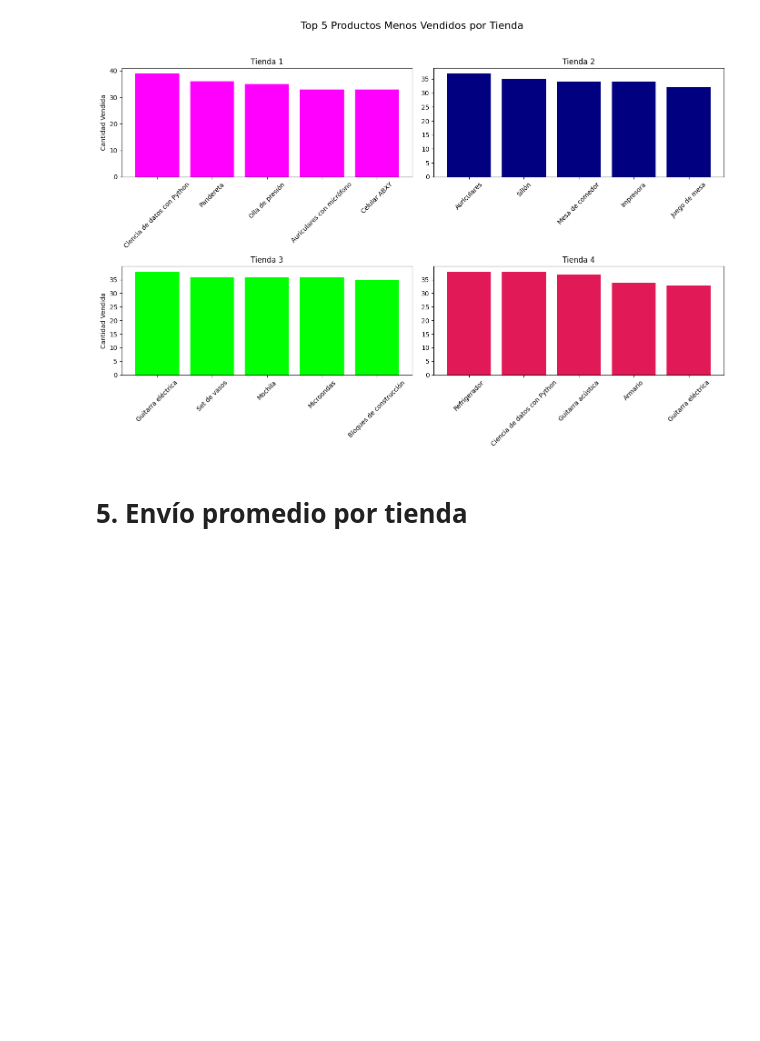
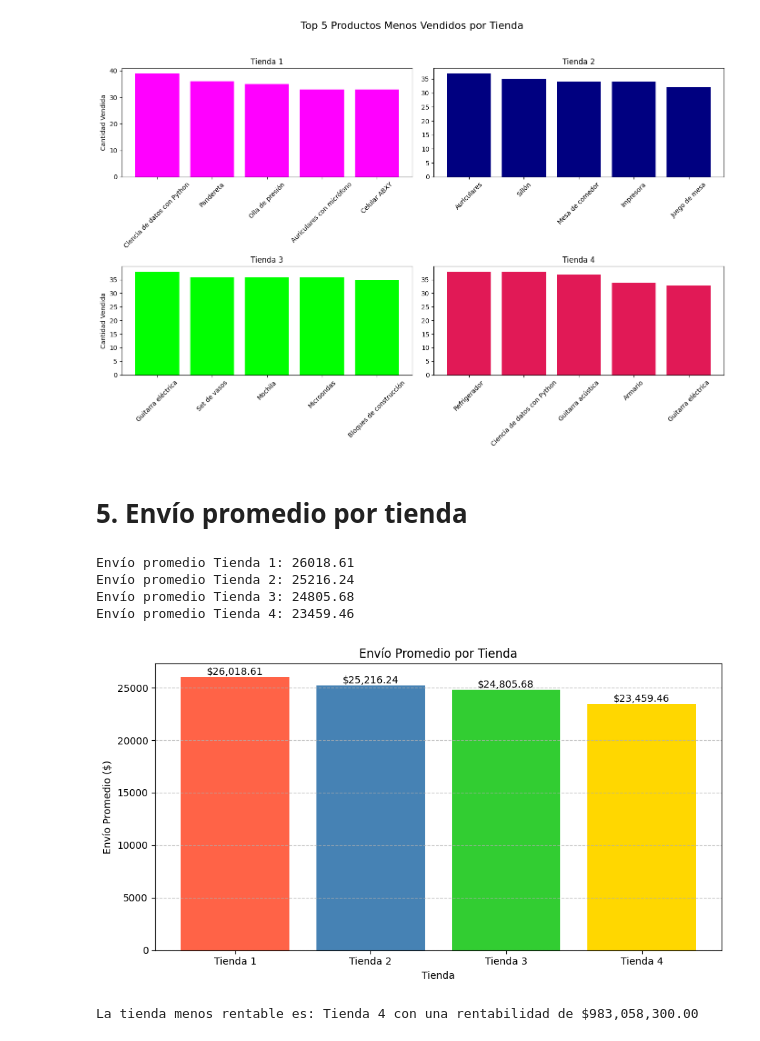
Before and after one commit to sandrazuniga/alura_store_challenge, a Jupyter notebook: AluraStoreLatam.ipynb, the cells around one changed output. Cells and saved outputs as stored; diff of their text form; code cells hidden in the pictures; blank space fills up the shorter version.

```diff
--- a/AluraStoreLatam.ipynb
+++ b/AluraStoreLatam.ipynb
@@ -380,3 +380,70 @@ plt.show()
 [figure]
 # %% [markdown]
 # 5. Envío promedio por tienda
+# %%
+# Calcular el envío promedio por tienda
+envio_promedio_tienda1 = tienda["Costo de envío"].mean()
+envio_promedio_tienda2 = tienda2["Costo de envío"].mean()
+envio_promedio_tienda3 = tienda3["Costo de envío"].mean()
+envio_promedio_tienda4 = tienda4["Costo de envío"].mean()
+
+# Imprimir resultados
+print(f"Envío promedio Tienda 1: {envio_promedio_tienda1:.2f}")
+print(f"Envío promedio Tienda 2: {envio_promedio_tienda2:.2f}")
+print(f"Envío promedio Tienda 3: {envio_promedio_tienda3:.2f}")
+print(f"Envío promedio Tienda 4: {envio_promedio_tienda4:.2f}")
+# %% [output]
+Envío promedio Tienda 1: 26018.61
+Envío promedio Tienda 2: 25216.24
+Envío promedio Tienda 3: 24805.68
+Envío promedio Tienda 4: 23459.46
+# %%
+# Crear una lista con los datos del envío promedio por tienda
+tiendas = ['Tienda 1', 'Tienda 2', 'Tienda 3', 'Tienda 4']
+envios_promedio = [envio_promedio_tienda1, envio_promedio_tienda2, envio_promedio_tienda3, envio_promedio_tienda4]
+colores = ['#FF6347', '#4682B4', '#32CD32', '#FFD700']  # Colores personalizados para las barras
+
+# Crear el gráfico de barras
+plt.figure(figsize=(9, 5))
+barras = plt.bar(tiendas, envios_promedio, color=colores)
+plt.title('Envío Promedio por Tienda')
+plt.xlabel('Tienda')
+plt.ylabel('Envío Promedio ($)')
+plt.grid(axis='y', linestyle='--', alpha=0.7)
+
+# Añadir etiquetas sobre las barras
+for barra in barras:
+    yval = barra.get_height()
+    plt.text(barra.get_x() + barra.get_width()/2, yval, f"${yval:,.2f}",
+             ha='center', va='bottom', fontsize=10)
+
+# Ajustar el gráfico
+plt.tight_layout()
+plt.show()
+# %% [output]
+[figure, added]
+# %%
+# Calcular el costo total de envío por tienda
+costo_envio_tienda1 = tienda["Costo de envío"].sum()
+costo_envio_tienda2 = tienda2["Costo de envío"].sum()
+costo_envio_tienda3 = tienda3["Costo de envío"].sum()
+costo_envio_tienda4 = tienda4["Costo de envío"].sum()
+
+# Calcular la rentabilidad (ingreso total - costo de envío) por tienda
+rentabilidad_tienda1 = ing_total_tienda1 - costo_envio_tienda1
+rentabilidad_tienda2 = ing_total_tienda2 - costo_envio_tienda2
+rentabilidad_tienda3 = ing_total_tienda3 - costo_envio_tienda3
+rentabilidad_tienda4 = ing_total_tienda4 - costo_envio_tienda4
+
+# Crear una lista con las rentabilidades por tienda
+rentabilidades = [rentabilidad_tienda1, rentabilidad_tienda2, rentabilidad_tienda3, rentabilidad_tienda4]
+tiendas = ['Tienda 1', 'Tienda 2', 'Tienda 3', 'Tienda 4']
+
+# Encontrar la tienda con la menor rentabilidad
+tienda_menos_rentable = tiendas[rentabilidades.index(min(rentabilidades))]
+rentabilidad_menos_rentable = min(rentabilidades)
+
+# Imprimir resultados
+print(f"La tienda menos rentable es: {tienda_menos_rentable} con una rentabilidad de ${rentabilidad_menos_rentable:,.2f}")
+# %% [output]
+La tienda menos rentable es: Tienda 4 con una rentabilidad de $983,058,300.00
```
